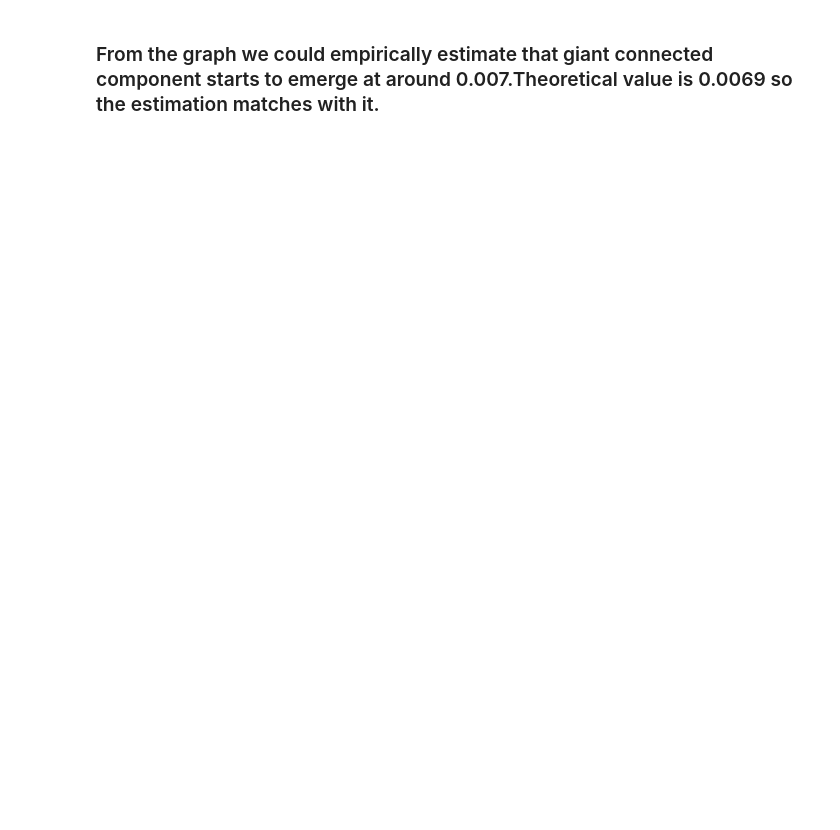
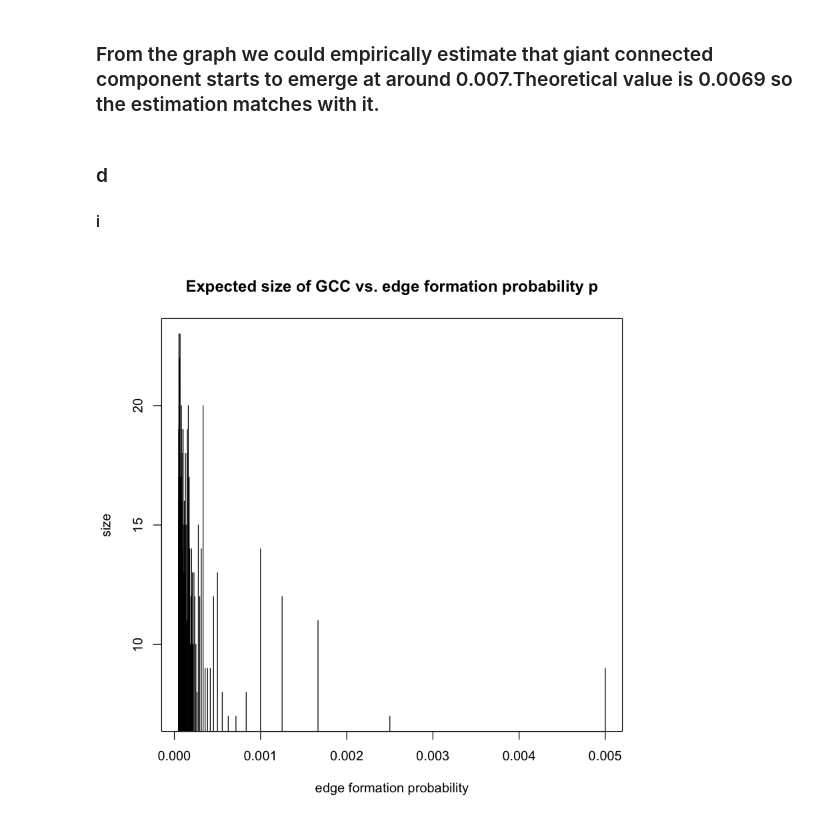
Before and after one commit to wanghran/ECE232_Graph, a Jupyter notebook: Project 1.ipynb, the cells around one changed output. Saved outputs shown, nothing was run; the diff lists cells and outputs as text; code cells hidden in the pictures; blank space fills up the shorter version.

```diff
--- a/Project 1.ipynb
+++ b/Project 1.ipynb
@@ -185,2 +166,21 @@ plot(plist,mylist,main="normalized GCC sizes vs p",xlab="p",ylab="normalized GCC
 # %% [markdown]
 ### From the graph we could empirically estimate that giant connected component starts to emerge at around 0.007.Theoretical value is 0.0069 so the estimation matches with it.
+# %% [markdown]
+### d
+#### i
+# %%
+node_list <- seq(100, 10000, 100)
+GCC_size_d <- list()
+prob_list_d <- list()
+for (num in node_list) {
+    g1d = erdos.renyi.game(num, 0.5/num, directed=F)
+    g1d.components <- clusters(g1d)
+    size_d <- g1d.components$csize
+    GCC_size_d <- c(GCC_size_d, list(max(size_d)))
+}
+for (num in node_list) {
+    prob_list_d <- c(prob_list_d, list(0.5/num))
+}
+plot(prob_list_d, GCC_size_d, main="Expected size of GCC vs. edge formation probability p",xlab="edge formation probability",ylab="size", type="h")
+# %% [output]
+[figure, added]
```
Also changed, not shown: parts of 11 cells of this notebook.
